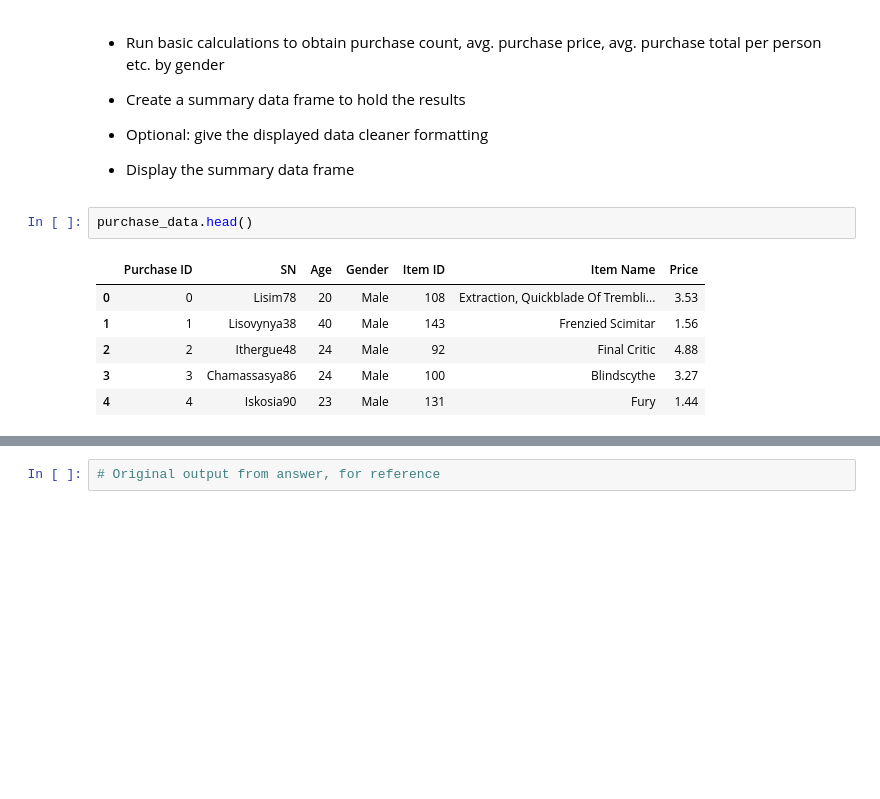
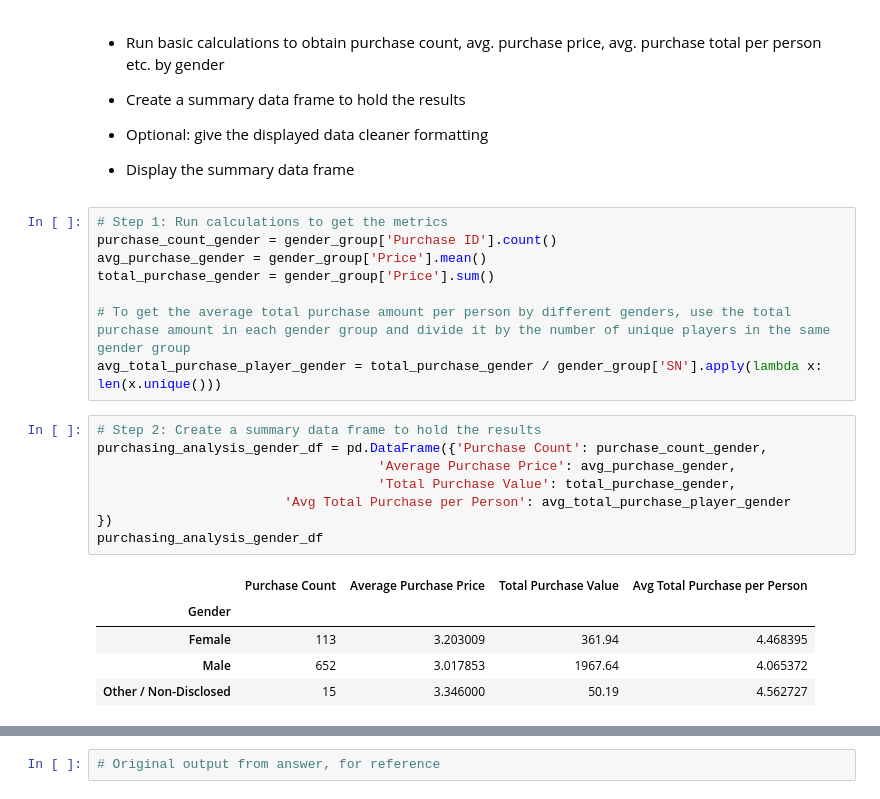
Before and after one commit to ztcnrh/pandas-challenge, a Jupyter notebook: HeroesOfPymoli/HeroesOfPymoli_Tianchi Zhang.ipynb, the cells around one changed output, grey strips where cells are left out. Cells and saved outputs as stored; diff of their text form; blank space fills up the shorter version.

```diff
--- a/HeroesOfPymoli/HeroesOfPymoli_Tianchi Zhang.ipynb
+++ b/HeroesOfPymoli/HeroesOfPymoli_Tianchi Zhang.ipynb
@@ -141,12 +141,25 @@ true_gender_count_df
 
 
 * Display the summary data frame
-# %%
-purchase_data.head()
-# %% [output]
-|  | Purchase ID | SN | Age | Gender | Item ID | Item Name | Price |
-| 0 | 0 | Lisim78 | 20 | Male | 108 | Extraction, Quickblade Of Trembli... | 3.53 |
-| 1 | 1 | Lisovynya38 | 40 | Male | 143 | Frenzied Scimitar | 1.56 |
-| 2 | 2 | Ithergue48 | 24 | Male | 92 | Final Critic | 4.88 |
-| 3 | 3 | Chamassasya86 | 24 | Male | 100 | Blindscythe | 3.27 |
-| 4 | 4 | Iskosia90 | 23 | Male | 131 | Fury | 1.44 |
+# %%
+# Step 1: Run calculations to get the metrics
+purchase_count_gender = gender_group['Purchase ID'].count()
+avg_purchase_gender = gender_group['Price'].mean()
+total_purchase_gender = gender_group['Price'].sum()
+
+# To get the average total purchase amount per person by different genders, use the total purchase amount in each gender group and divide it by the number of unique players in the same gender group
+avg_total_purchase_player_gender = total_purchase_gender / gender_group['SN'].apply(lambda x: len(x.unique()))
+# %%
+# Step 2: Create a summary data frame to hold the results
+purchasing_analysis_gender_df = pd.DataFrame({'Purchase Count': purchase_count_gender,
+                                    'Average Purchase Price': avg_purchase_gender,
+                                    'Total Purchase Value': total_purchase_gender,
+                        'Avg Total Purchase per Person': avg_total_purchase_player_gender
+})
+purchasing_analysis_gender_df
+# %% [output]
+|  | Purchase Count | Average Purchase Price | Total Purchase Value | Avg Total Purchase per Person |
+| Gender |  |  |  |  |
+| Female | 113 | 3.203009 | 361.94 | 4.468395 |
+| Male | 652 | 3.017853 | 1967.64 | 4.065372 |
+| Other / Non-Disclosed | 15 | 3.346000 | 50.19 | 4.562727 |
```
Also changed, not shown: parts of 9 cells of this notebook.
